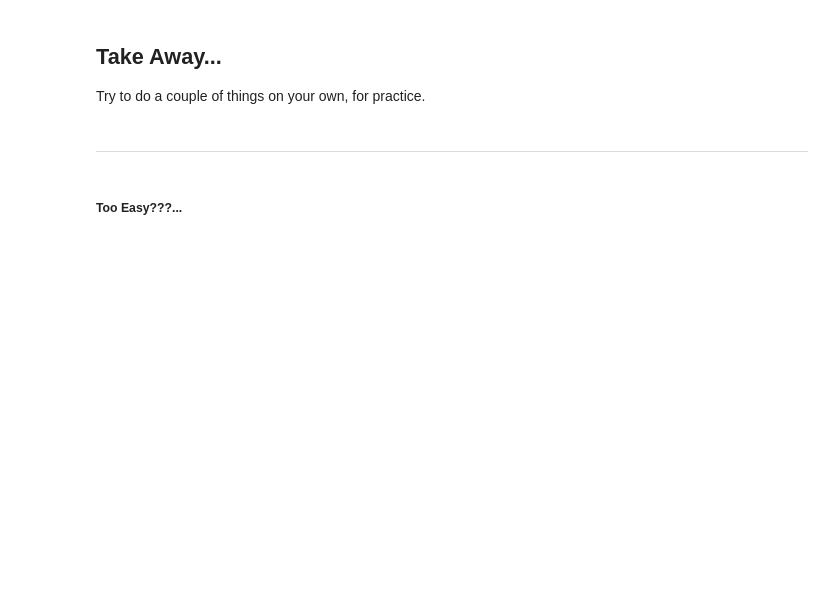
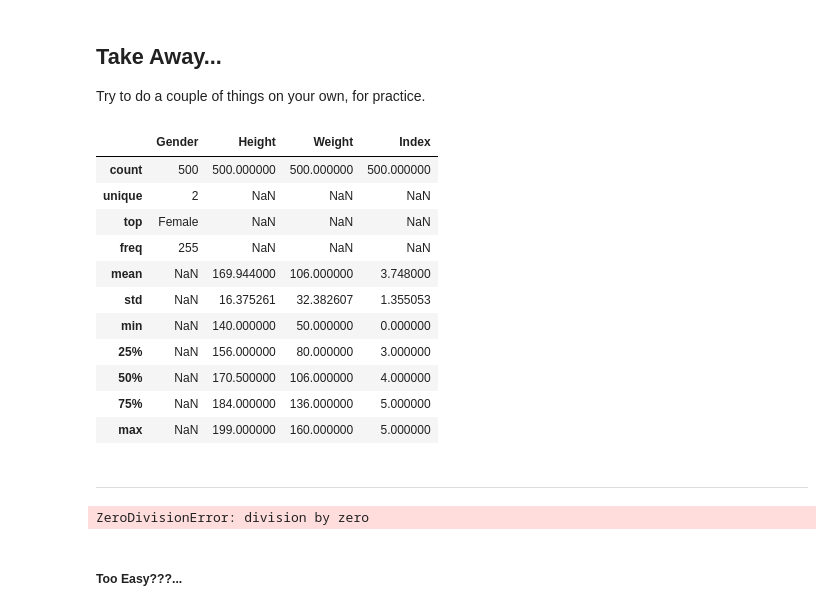
Before and after one commit to Isaacjimoh/Basic_Stats_in_Python_Student_Workbooks, a Jupyter notebook: 001_Basics.ipynb, the cells around one changed output. Drawn from its saved outputs; the diff is of its cells as text; code cells hidden in the pictures; blank space fills up the shorter version.

```diff
--- a/001_Basics.ipynb
+++ b/001_Basics.ipynb
@@ -341,11 +703,24 @@ df2 = pd.read_csv(data_path)
 # %%
 # Preview/explore the data a bit.
 # Get an idea of what is in
 
 #Something like
-#df2.describe(include="all")
+df2.describe(include="all")
 #df2.info()
-df2.head()
+#df2.head()
+# %% [output]
+|  | Gender | Height | Weight | Index |
+| count | 500 | 500.000000 | 500.000000 | 500.000000 |
+| unique | 2 | NaN | NaN | NaN |
+| top | Female | NaN | NaN | NaN |
+| freq | 255 | NaN | NaN | NaN |
+| mean | NaN | 169.944000 | 106.000000 | 3.748000 |
+| std | NaN | 16.375261 | 32.382607 | 1.355053 |
+| min | NaN | 140.000000 | 50.000000 | 0.000000 |
+| 25% | NaN | 156.000000 | 80.000000 | 3.000000 |
+| 50% | NaN | 170.500000 | 106.000000 | 4.000000 |
+| 75% | NaN | 184.000000 | 136.000000 | 5.000000 |
+| max | NaN | 199.000000 | 160.000000 | 5.000000 |
 # %%
 # Compare the distributions for Male and Female heights and weights.
 # 1. Compare the difference between mean and median for both height datasets - what does that reveal?
@@ -354,6 +729,31 @@ df2.head()
 # preferably something you cna make sense of. This is just an intro to reading documentation - you can pick anything. Don't spend an eternity on this, just try.
 # %% [markdown]
 ------------------------------------------------------------------------------------------------------------
+# %%
+Heights = df2["Height"]
+Weights = df2["Weight"]
+Gender = df2["Gender"]
+
+Men = df2[Gender == "male"]
+Women =df2[Gender == "Female"]
+
+men = Men[Heights == 1]
+men2 = Men[Weights == 1]
+women = Women[Heights == 1]
+women2 = Women[Weights == 1]
+
+
+M_heights = Men.shape[0]/men.shape[0]
+W_heights = Women.shape[0]/women.shape[0]
+M_weights = Men.shape[0]/men2.shape[0]
+W_weights = Women.shape[0]/women2.shape[0]
+
+print("Male Heights:", M_heights)
+print("Men Weights:", M_weights)
+print("Female Heights:", W_heights)
+print("Women Weights:", W_weights)
+# %% [output]
+ZeroDivisionError: division by zero
 # %% [markdown]
 ##### Too Easy???...
 # %%
```
Also changed, not shown: parts of 32 cells of this notebook.
